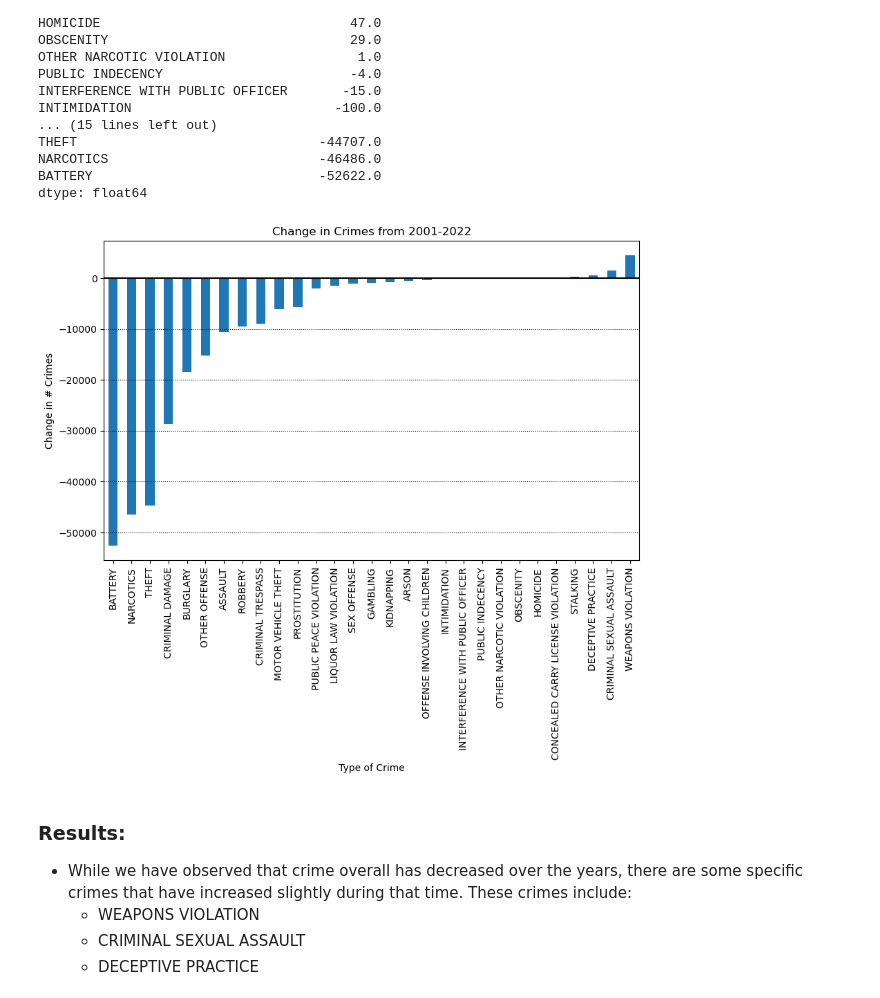
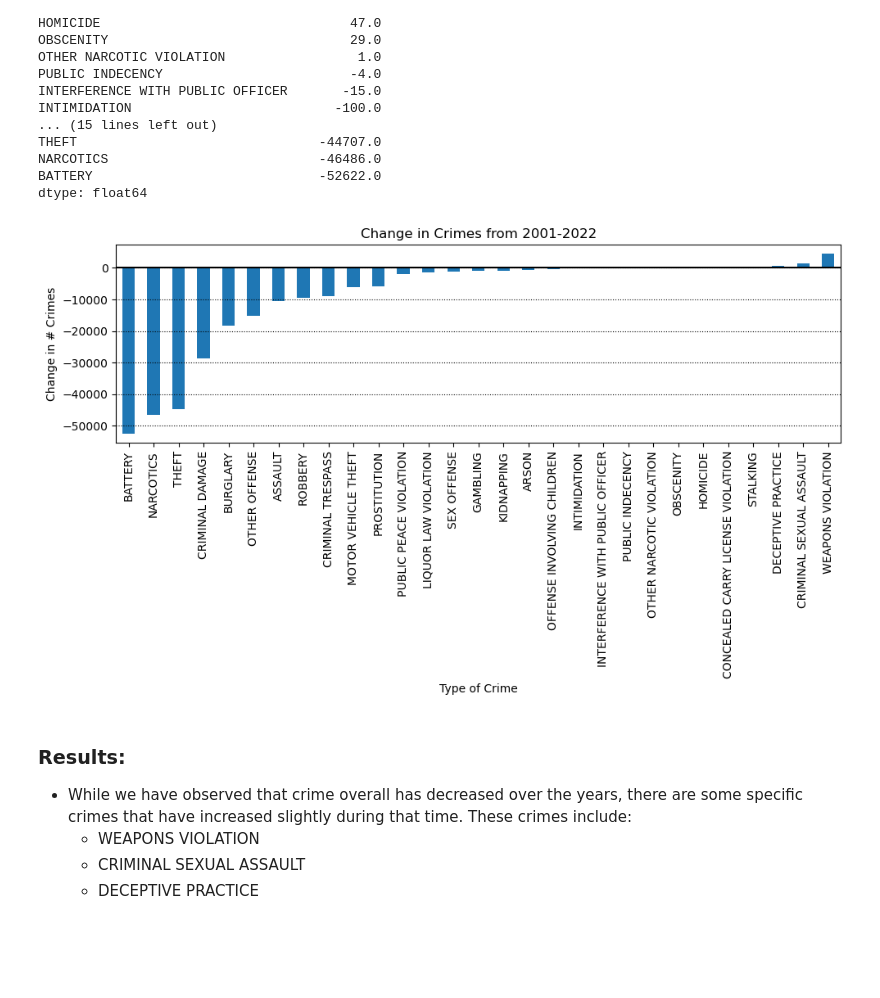
Before and after one commit to jakew4/Chicago-Crime-Data-Project, a Jupyter notebook: Part 1 - Answer reporter questions .ipynb, the cells around one changed output. Saved outputs shown, nothing was run; the diff lists cells and outputs as text; code cells hidden in the pictures; blank space fills up the shorter version.

```diff
--- a/Part 1 - Answer reporter questions .ipynb
+++ b/Part 1 - Answer reporter questions .ipynb
@@ -266,13 +269,15 @@ dtype: float64
 # %%
 # plot changes in crime over the years 2001-2022
 ax = delta_crime_yrs.sort_values().plot(kind='bar',figsize=(10,6),
                                        ylabel='Change in # Crimes', xlabel = 'Type of Crime',
                                        title='Change in Crimes from 2001-2022')
 
 ax.grid(which= 'major',axis= 'y',color= 'k', ls=':')
+plt.tight_layout()
+plt.savefig('crimesOverTime.jpeg', dpi=300)
 ax.axhline(0,color='k');
 # %% [output]
-[figure, old version]
+[figure, new version]
 # %% [markdown]
 ### Results:
 * While we have observed that crime overall has decreased over the years, there are some specific crimes that have increased slightly during that time. These crimes include:
```
Also changed, not shown: parts of 7 cells of this notebook, 6 other files.
